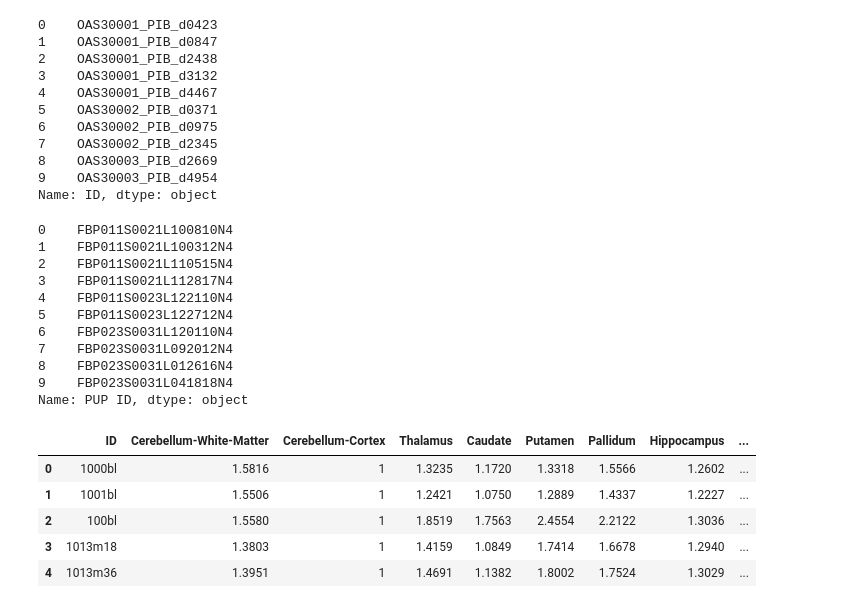
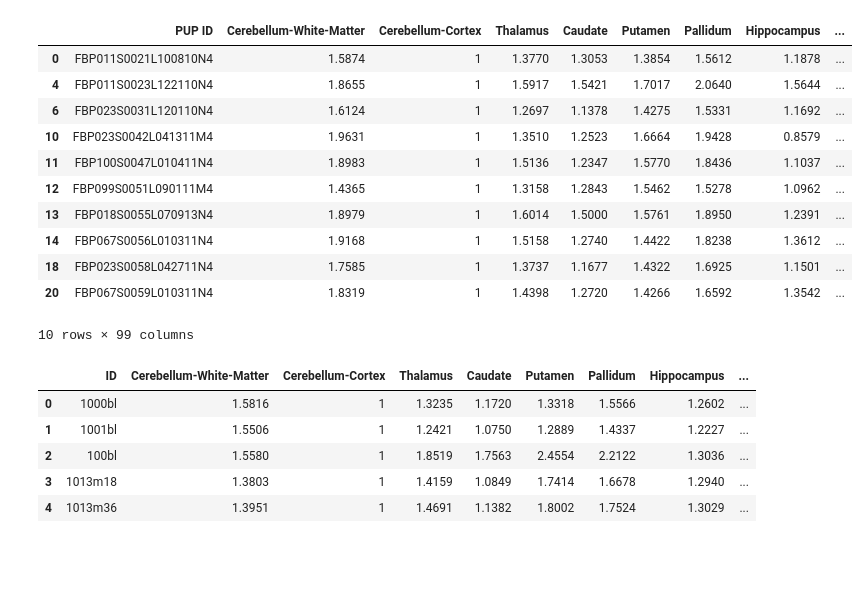
Before and after one commit to SoloChe/PET_cycleGAN, a Jupyter notebook: PET_data_check.ipynb, the cells around one changed output. Saved outputs shown, nothing was run; the diff lists cells and outputs as text; code cells hidden in the pictures; blank space fills up the shorter version.

Commit message:
sep and baseline

```diff
--- a/PET_data_check.ipynb
+++ b/PET_data_check.ipynb
@@ -40,31 +26,32 @@ Name: ID, dtype: object
-# %%
-uPiB2_raw['ID'][:10]
-# %% [output]
-0    OAS30001_PIB_d0423
-1    OAS30001_PIB_d0847
-2    OAS30001_PIB_d2438
-3    OAS30001_PIB_d3132
-4    OAS30001_PIB_d4467
-5    OAS30002_PIB_d0371
-6    OAS30002_PIB_d0975
-7    OAS30002_PIB_d2345
-8    OAS30003_PIB_d2669
-9    OAS30003_PIB_d4954
-Name: ID, dtype: object
-# %%
-uFBP_raw['PUP ID'][:10]
-# %% [output]
-0    FBP011S0021L100810N4
-1    FBP011S0021L100312N4
-2    FBP011S0021L110515N4
-3    FBP011S0021L112817N4
-4    FBP011S0023L122110N4
-5    FBP011S0023L122712N4
-6    FBP023S0031L120110N4
-7    FBP023S0031L092012N4
-8    FBP023S0031L012616N4
-9    FBP023S0031L041818N4
-Name: PUP ID, dtype: object
+# %%
+# baseline selection for uPiB2
+sorted_uPiB2_raw = uPiB2_raw.sort_values(by='ID')
+sorted_uPiB2_raw['ID_prefix'] = uPiB2_raw['ID'].str.extract(r'^(OAS\d+_PIB)')
+sorted_uPiB2_raw = sorted_uPiB2_raw.drop_duplicates(subset='ID_prefix', keep='first')
+uPiB2_raw_baseline = sorted_uPiB2_raw.drop(columns=['ID_prefix'])
+
+# baseline selection for uPiB1
+uPiB1_raw_baseline = uPiB1_raw[uPiB1_raw['ID'].str.endswith('bl')]
+
+# baseline selection for uFBP
+sorted_uFBP_raw = uFBP_raw.sort_values(by=['RID', 'Actual Date'])
+uFBP_raw_baseline = sorted_uFBP_raw.drop_duplicates(subset='RID', keep='first')
+# %%
+
+uFBP_raw_baseline.head(10)
+# %% [output]
+|  | PUP ID | Cerebellum-White-Matter | Cerebellum-Cortex | Thalamus | Caudate | Putamen | Pallidum | Hippocampus | ... |
+| 0 | FBP011S0021L100810N4 | 1.5874 | 1 | 1.3770 | 1.3053 | 1.3854 | 1.5612 | 1.1878 | ... |
+| 4 | FBP011S0023L122110N4 | 1.8655 | 1 | 1.5917 | 1.5421 | 1.7017 | 2.0640 | 1.5644 | ... |
+| 6 | FBP023S0031L120110N4 | 1.6124 | 1 | 1.2697 | 1.1378 | 1.4275 | 1.5331 | 1.1692 | ... |
+| 10 | FBP023S0042L041311M4 | 1.9631 | 1 | 1.3510 | 1.2523 | 1.6664 | 1.9428 | 0.8579 | ... |
+| 11 | FBP100S0047L010411N4 | 1.8983 | 1 | 1.5136 | 1.2347 | 1.5770 | 1.8436 | 1.1037 | ... |
+| 12 | FBP099S0051L090111M4 | 1.4365 | 1 | 1.3158 | 1.2843 | 1.5462 | 1.5278 | 1.0962 | ... |
+| 13 | FBP018S0055L070913N4 | 1.8979 | 1 | 1.6014 | 1.5000 | 1.5761 | 1.8950 | 1.2391 | ... |
+| 14 | FBP067S0056L010311N4 | 1.9168 | 1 | 1.5158 | 1.2740 | 1.4422 | 1.8238 | 1.3612 | ... |
+| 18 | FBP023S0058L042711N4 | 1.7585 | 1 | 1.3737 | 1.1677 | 1.4322 | 1.6925 | 1.1501 | ... |
+| 20 | FBP067S0059L010311N4 | 1.8319 | 1 | 1.4398 | 1.2720 | 1.4266 | 1.6592 | 1.3542 | ... |
+10 rows × 99 columns
 # %%
 uPiB1_raw.head()
 # %% [output]
```
Also changed, not shown: parts of 8 cells of this notebook, 8 other files.
